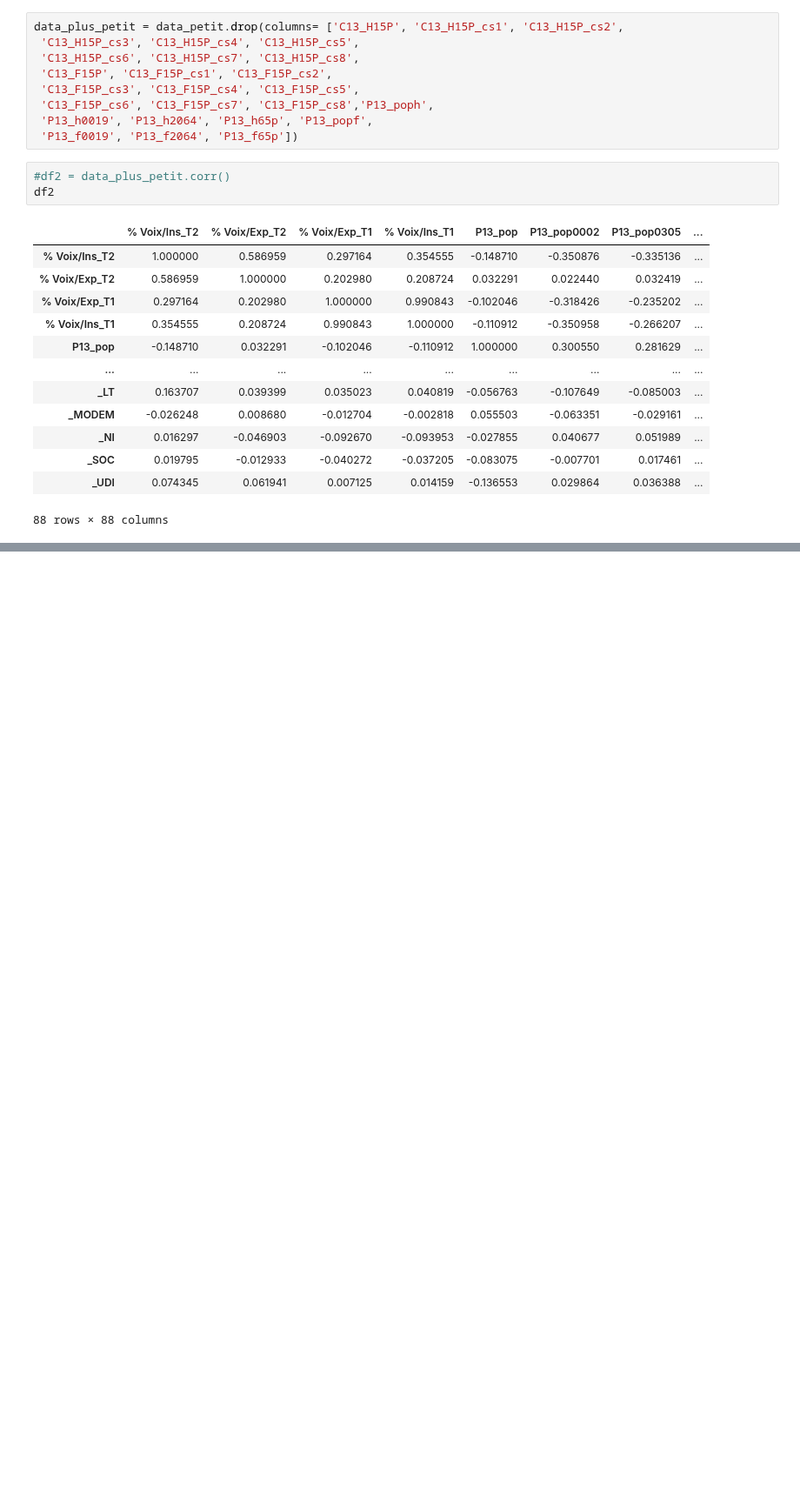
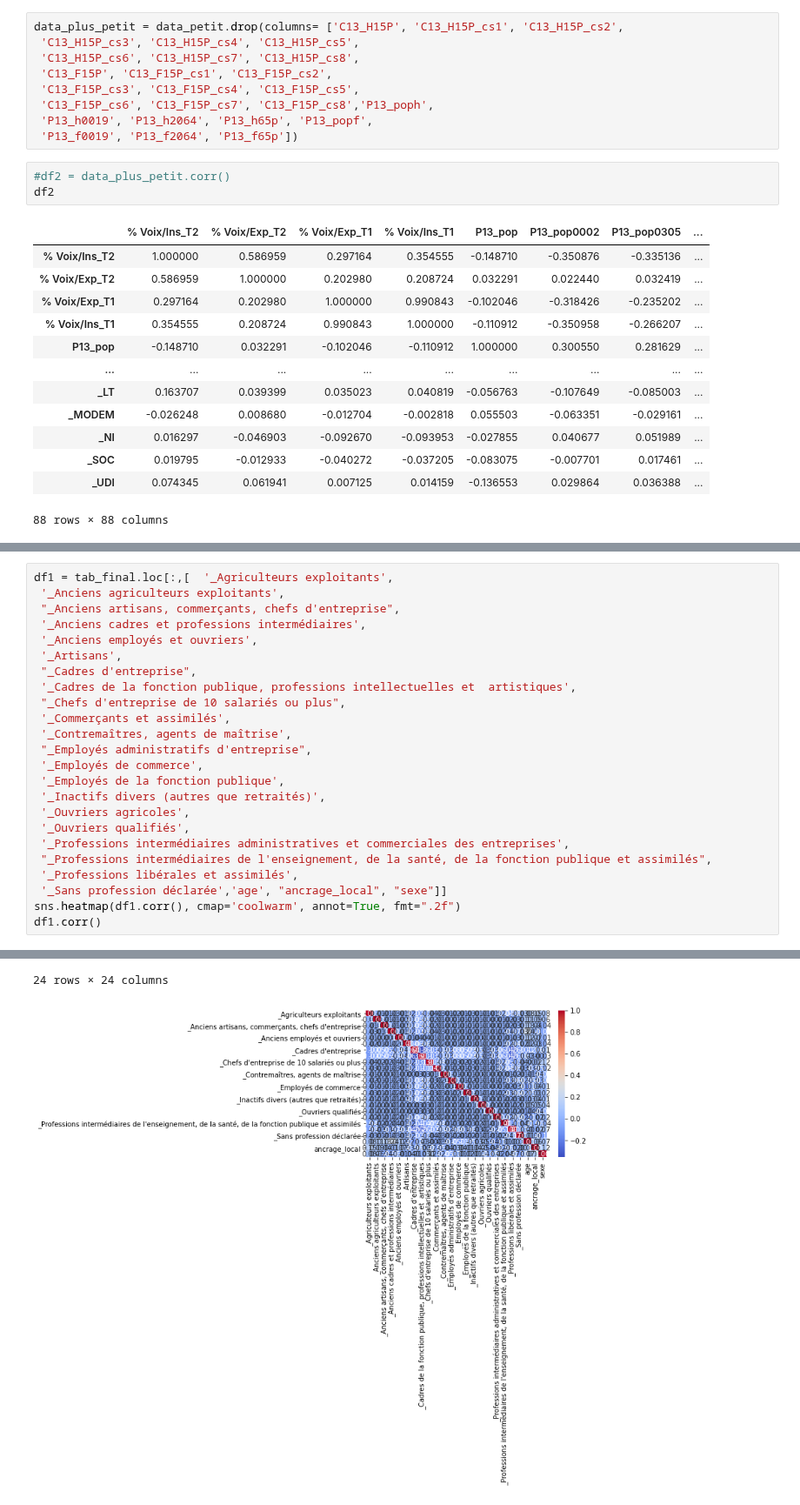
Before and after one commit to p-contamin/Prediction-de-l-activite-des-deputes-francais, a Jupyter notebook: 2. Data Viz/Graphiques de visualisation.ipynb, the cells around one changed output, grey strips where cells are left out. Shown at 87% size. Saved outputs shown, nothing was run; the diff lists cells and outputs as text; blank space fills up the shorter version.

```diff
--- a/2. Data Viz/Graphiques de visualisation.ipynb
+++ b/2. Data Viz/Graphiques de visualisation.ipynb
@@ -112,0 +151,25 @@ sns.heatmap(data_plus_petit.corr(), cmap='coolwarm', annot=True, fmt=".2f")
+# %%
+df1 = tab_final.loc[:,[  '_Agriculteurs exploitants',
+ '_Anciens agriculteurs exploitants',
+ "_Anciens artisans, commerçants, chefs d'entreprise",
+ '_Anciens cadres et professions intermédiaires',
+ '_Anciens employés et ouvriers',
+ '_Artisans',
+ "_Cadres d'entreprise",
+ '_Cadres de la fonction publique, professions intellectuelles et  artistiques',
+ "_Chefs d'entreprise de 10 salariés ou plus",
+ '_Commerçants et assimilés',
+ '_Contremaîtres, agents de maîtrise',
+ "_Employés administratifs d'entreprise",
+ '_Employés de commerce',
+ '_Employés de la fonction publique',
+ '_Inactifs divers (autres que retraités)',
+ '_Ouvriers agricoles',
+ '_Ouvriers qualifiés',
+ '_Professions intermédiaires administratives et commerciales des entreprises',
+ "_Professions intermédiaires de l'enseignement, de la santé, de la fonction publique et assimilés",
+ '_Professions libérales et assimilés',
+ '_Sans profession déclarée','age', "ancrage_local", "sexe"]]
+sns.heatmap(df1.corr(), cmap='coolwarm', annot=True, fmt=".2f")
+df1.corr()
+# %% [output]
@@ -112,0 +193,2 @@ sns.heatmap(data_plus_petit.corr(), cmap='coolwarm', annot=True, fmt=".2f")
+24 rows × 24 columns
+[figure, added]
```
Also changed, not shown: parts of 11 cells of this notebook.
